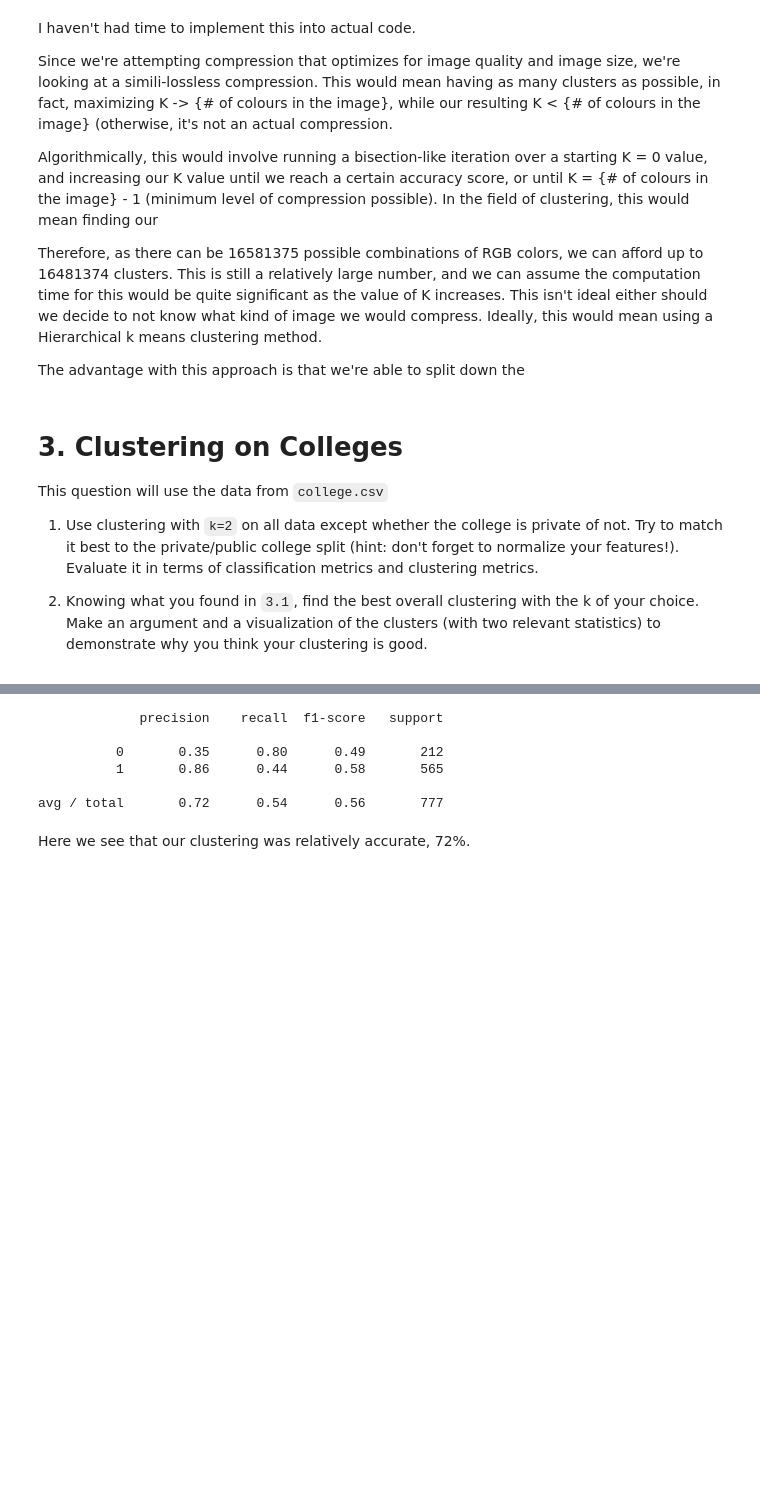
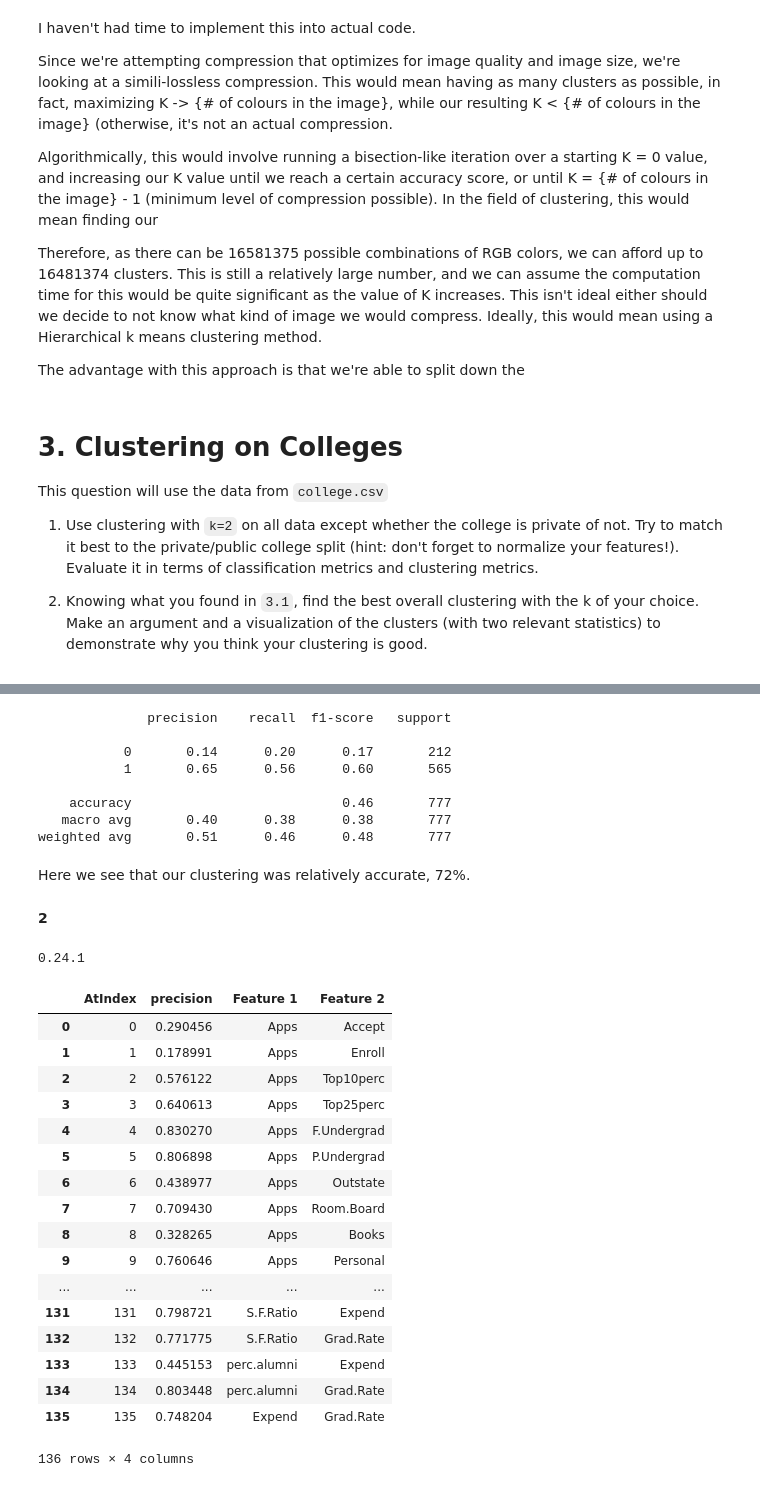
Before and after one commit to cb-ds-1/4-3-clustering, a Jupyter notebook: workshop.ipynb, the cells around one changed output, grey strips where cells are left out. Saved outputs shown, nothing was run; the diff lists cells and outputs as text; code cells hidden in the pictures; blank space fills up the shorter version.

```diff
--- a/workshop.ipynb
+++ b/workshop.ipynb
@@ -269,13 +260,80 @@ from sklearn.metrics import classification_report,confusion_matrix
 # %%
 from sklearn.metrics import confusion_matrix,classification_report
 confM = confusion_matrix(data['Cluster'],km.labels_)
-print(classification_report(data['Cluster'],km.labels_))
+rep = classification_report(data['Cluster'],km.labels_)
+print(rep)
 # %% [output]
-             precision    recall  f1-score   support
+              precision    recall  f1-score   support
 
-          0       0.35      0.80      0.49       212
-          1       0.86      0.44      0.58       565
+           0       0.14      0.20      0.17       212
+           1       0.65      0.56      0.60       565
 
-avg / total       0.72      0.54      0.56       777
+    accuracy                           0.46       777
+   macro avg       0.40      0.38      0.38       777
+weighted avg       0.51      0.46      0.48       777
 # %% [markdown]
 Here we see that our clustering was relatively accurate, 72%.
+# %% [markdown]
+**2**
+# %%
+from itertools import chain, combinations
+import sklearn
+
+print(sklearn.__version__)
+
+def clusters_by_k(data, k=2):
+    df_o = {
+        'AtIndex': [],
+        'precision': [],
+    }
+    for i in range(1, k + 1):
+        df_o['Feature {i}'.format(i=i)] = []
+
+    fits = []
+
+    combs = list(combinations(columns, k))
+
+    dropped = data.drop('Private', axis=1)
+
+    for comb in combs:
+        entry = {}
+        km_ = KMeans(n_clusters=k)
+        entry['fitted'] = km_.fit(dropped[list(comb)])
+        cols = ['Cluster'] + list(comb)
+        entry['confM'] = confusion_matrix(data[cols]['Cluster'],km_.labels_)
+#         print(km_.labels_)
+        entry['rep'] = classification_report(data[cols]['Cluster'], km_.labels_, output_dict=True)
+        entry['precision'] = entry['rep']['weighted avg']['precision']
+#         df_o['Labels'].append(entry['columns'])
+        df_o['AtIndex'].append(len(df_o['AtIndex']))
+        df_o['precision'].append(entry['precision'])
+        for i in range(1, k + 1):
+            df_o['Feature {i}'.format(i=i)].append(list(comb)[i - 1])
+        fits.append(entry)
+
+    fit_df = pd.DataFrame(df_o)
+    return {'df':fit_df, 'df_o': df_o}
+# %% [output]
+0.24.1
+# %%
+fit_k2 = clusters_by_k(data, k=2)
+fit_k2['df']
+# %% [output]
+|  | AtIndex | precision | Feature 1 | Feature 2 |
+| 0 | 0 | 0.290456 | Apps | Accept |
+| 1 | 1 | 0.178991 | Apps | Enroll |
+| 2 | 2 | 0.576122 | Apps | Top10perc |
+| 3 | 3 | 0.640613 | Apps | Top25perc |
+| 4 | 4 | 0.830270 | Apps | F.Undergrad |
+| 5 | 5 | 0.806898 | Apps | P.Undergrad |
+| 6 | 6 | 0.438977 | Apps | Outstate |
+| 7 | 7 | 0.709430 | Apps | Room.Board |
+| 8 | 8 | 0.328265 | Apps | Books |
+| 9 | 9 | 0.760646 | Apps | Personal |
+| ... | ... | ... | ... | ... |
+| 131 | 131 | 0.798721 | S.F.Ratio | Expend |
+| 132 | 132 | 0.771775 | S.F.Ratio | Grad.Rate |
+| 133 | 133 | 0.445153 | perc.alumni | Expend |
+| 134 | 134 | 0.803448 | perc.alumni | Grad.Rate |
+| 135 | 135 | 0.748204 | Expend | Grad.Rate |
+136 rows × 4 columns
```
Also changed, not shown: parts of 6 cells of this notebook.
